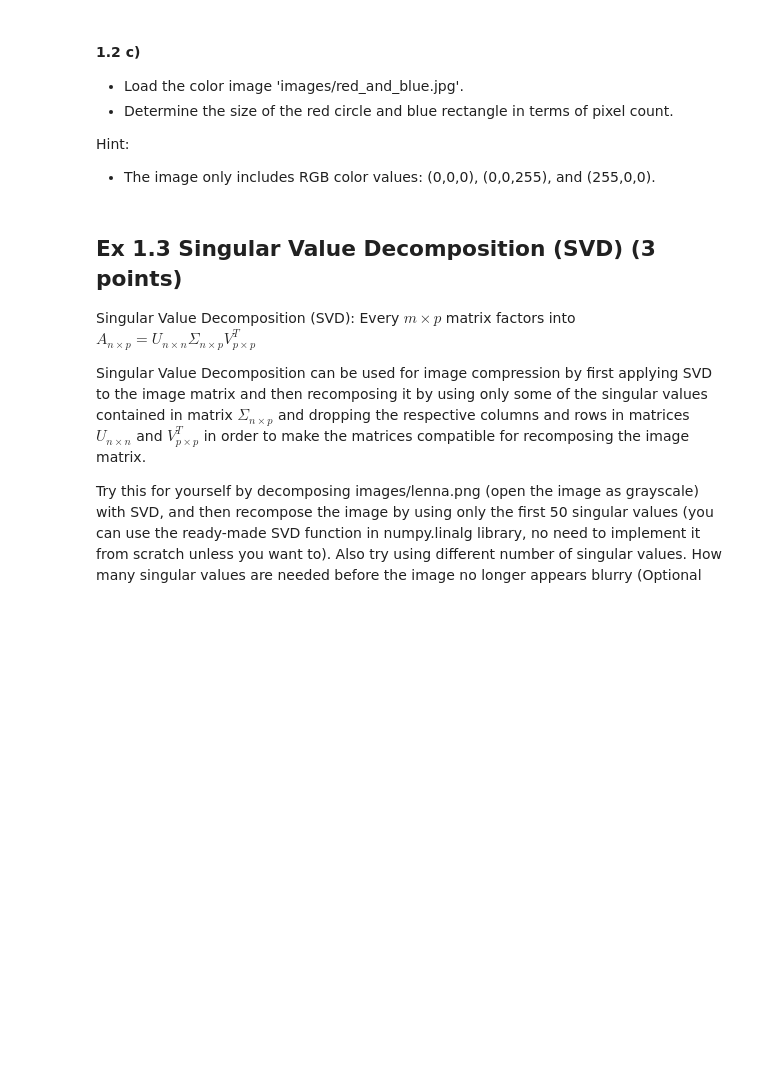
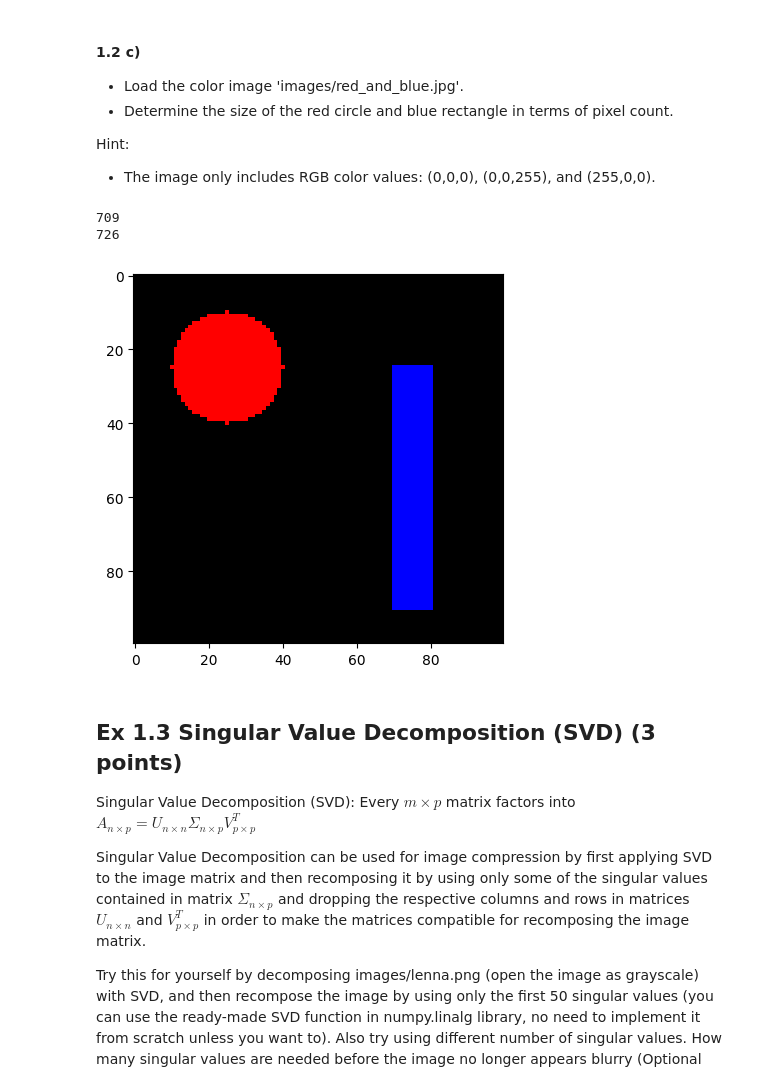
Before and after one commit to macpalor/computer-vision, a Jupyter notebook: ex1/CV-2025-exercises-01.ipynb, the cells around one changed output. Saved outputs shown, nothing was run; the diff lists cells and outputs as text; code cells hidden in the pictures; blank space fills up the shorter version.

```diff
--- a/ex1/CV-2025-exercises-01.ipynb
+++ b/ex1/CV-2025-exercises-01.ipynb
@@ -223,7 +266,15 @@ Hint:
 
 - The image only includes RGB color values: (0,0,0), (0,0,255), and (255,0,0).
 # %%
-# Answer here
+img = cv2.imread("images/red_and_blue.png")
+img = cv2.cvtColor(img, cv2.COLOR_BGR2RGB)
+plt.imshow(img)
+print(len(np.nonzero(img[:,:,0])[0])) # red
+print(len(np.nonzero(img[:,:,2])[0])) # blue
+# %% [output]
+709
+726
+[figure, added]
 # %% [markdown]
 ## Ex 1.3 Singular Value Decomposition (SVD) (3 points)
 
```
Also changed, not shown: parts of 2 cells of this notebook.
